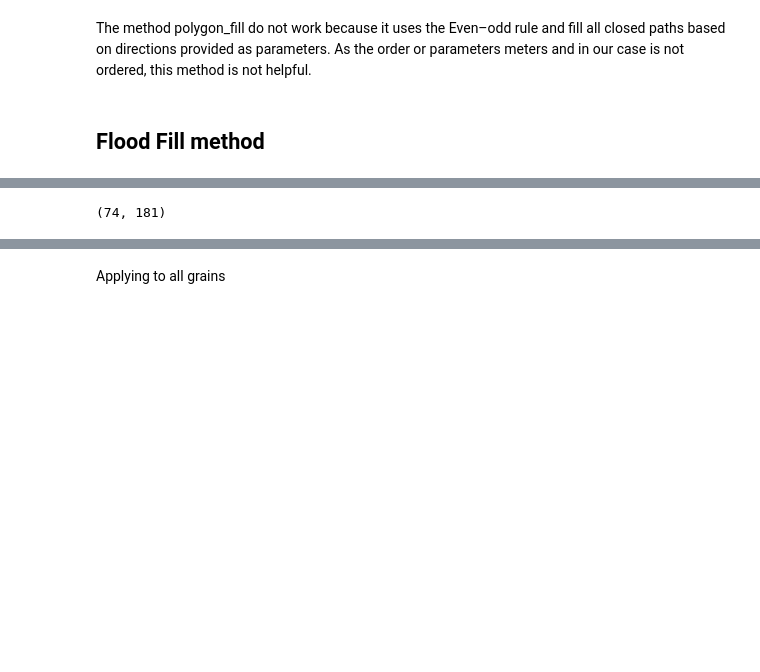
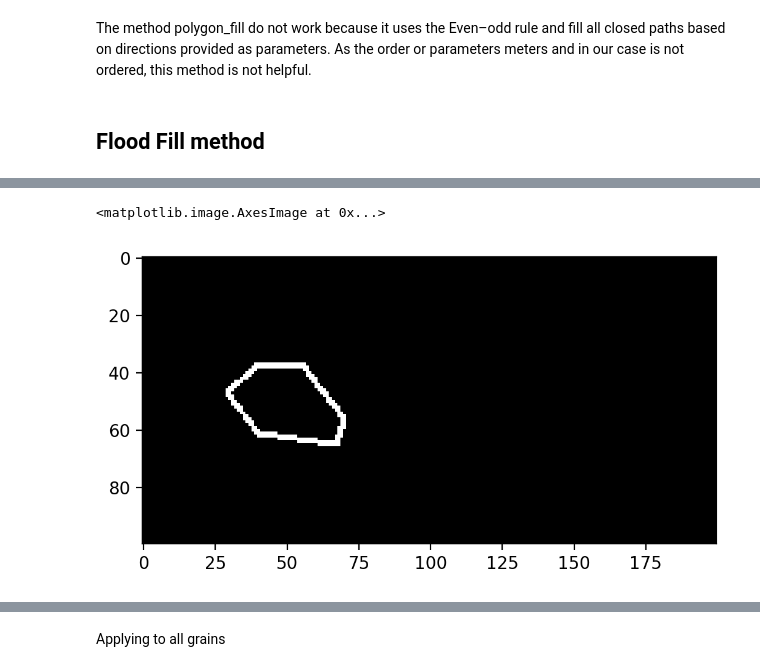
Before and after one commit to bruno-manoel-dbki/tantalum, a Jupyter notebook: source/Grain selection.ipynb, the cells around one changed output, grey strips where cells are left out. Saved outputs shown, nothing was run; the diff lists cells and outputs as text; code cells hidden in the pictures; blank space fills up the shorter version.

```diff
--- a/source/Grain selection.ipynb
+++ b/source/Grain selection.ipynb
@@ -212,18 +224,22 @@ The method polygon_fill do not work because it uses the Even–odd rule and fill
 # %%
 
 np_img = np.zeros([height, width, 3])
+np_img2 = np.zeros([height, width, 3])
 
 for idx, row in One_grain.iterrows():
-   # print("%d %d %d %d\n" %(row.x_start.astype("uint16"),row.y_start.astype("uint16"),row.x_end.astype("uint16"),row.y_end.astype("uint16")))
-    #rr,cc = draw.polygon(One_grain.x_start, One_grain.y_start, np_img.shape)
+    #print("%d %d %d %d\n" %(row.x_start.astype("uint16"),row.y_start.astype("uint16"),row.x_end.astype("uint16"),row.y_end.astype("uint16")))
+
     rr,cc,a = draw.line_aa(row.x_start.astype("uint16"),row.y_start.astype("uint16"),row.x_end.astype("uint16"),row.y_end.astype("uint16"))
     np_img[cc,rr,:3] = (1,1,1)
 
 #mask = flood_fill(np_img, (50, 52,1), 255 )
 mask = flood(np_img, (y_center, x_center,0))
 #np_img = flood_fill(np_img, (50, 52,0), 155 )
 np.shape(mask[:,:,1])
+
+plt.imshow(np_img)
 # %% [output]
-(74, 181)
+<matplotlib.image.AxesImage at 0x...>
+[figure, added]
 # %%
 phi1,Phi,phi2 = grain_info[["right_phi1","right_PHI","right_phi2"]]
```
Also changed, not shown: parts of 27 cells of this notebook, 2 other files.
